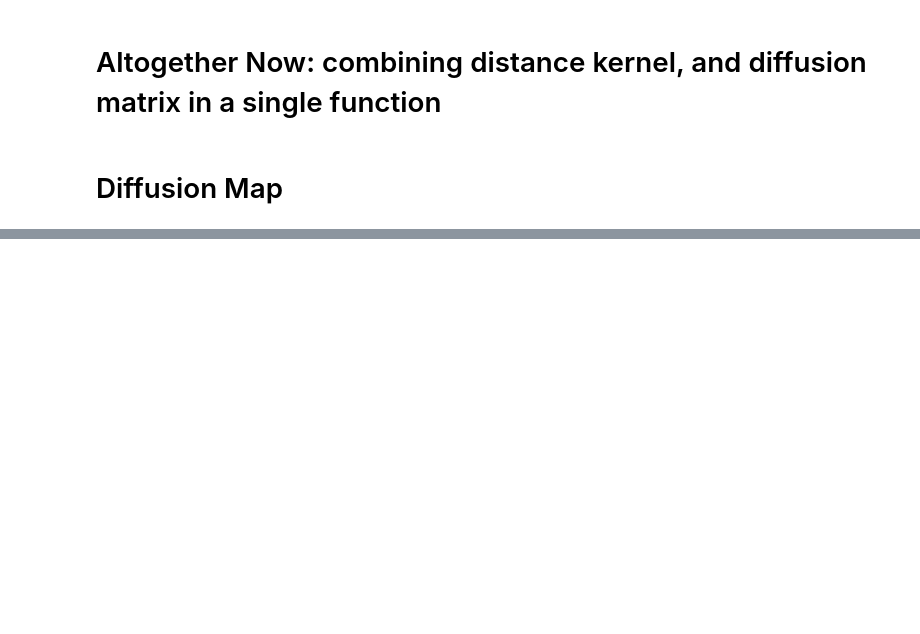
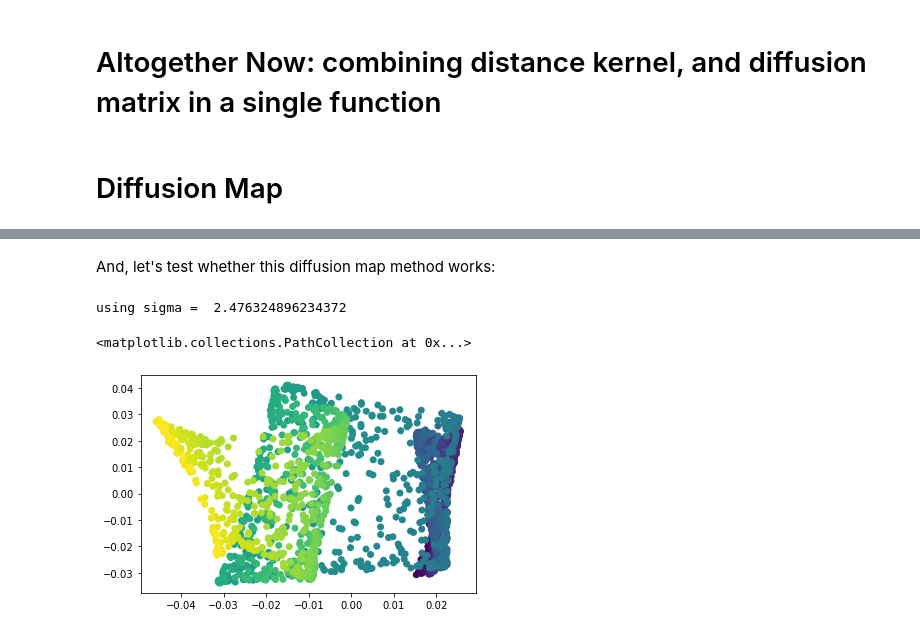
Before and after one commit to professorwug/losscurves, a Jupyter notebook: 01_graph_building.ipynb, the cells around one changed output, grey strips where cells are left out. Drawn from its saved outputs; the diff is of its cells as text; code cells hidden in the pictures; blank space fills up the shorter version.

```diff
--- a/01_graph_building.ipynb
+++ b/01_graph_building.ipynb
@@ -375,0 +410,37 @@ plt.scatter(diff_map[:,-1],diff_map[:,-2], c=y)
+# %%
+#export
+import logging
+def diffusion_map_from_points(X, t = 1, kernel_type = "anisotropic", alpha = 0.5, sigma = "automatic", k = 10):
+  """Creates diffusion map from data matrix X, using specified kernel.
+
+  Parameters
+  ----------
+  X : ndarray, possibly sparse
+      data matrix
+  t : int
+      steps of diffusion to take.
+  kernel_type : "adaptive" or "adaptive anisotropic", optional
+      Type of kernel to use, by default "anisotropic"
+  alpha : float, optional
+      Density normalization, between 0 and 1, by default 0.5
+  sigma : float, optional
+      kernel bandwidth, by default "automatic"
+  k : int, optional
+      nearest neighbor number to use when estimating kernel bandwidth, by default 10
+
+  Returns
+  -------
+  ndarray
+      new coordinates of the data in diffusion space, as the rows of this matrix, ordered by the importance of the eigenvalue
+  """
+  Dists = distance_matrix(X)
+  if sigma == "automatic":
+    # Heuristic for sigma: median of the distance to the kth nearest neighbor
+    sigma = np.median(np.partition(Dists,k)[:,k])
+    print("using sigma = ",sigma)
+  W = anisotropic_kernel(Dists, sigma=sigma, alpha = alpha)
+  P_symmetric, D = diffusion_matrix(W, symmetric=True, return_degree=True)
+  diff_map = diffusion_coordinates(P_symmetric, D, t = t)
+  diff_map = diff_map[:,::-1]
+  diff_map = diff_map.T
+  return diff_map
@@ -375,0 +462,9 @@ plt.scatter(diff_map[:,-1],diff_map[:,-2], c=y)
+# %% [markdown]
+And, let's test whether this diffusion map method works:
+# %%
+diff_map = diffusion_map_from_points(X,k=20)
+plt.scatter(diff_map[0],diff_map[1],c=y)
+# %% [output]
+using sigma =  2.476324896234372
+<matplotlib.collections.PathCollection at 0x...>
+[figure, added]
```
Also changed, not shown: parts of 20 cells of this notebook, 8 other files.
